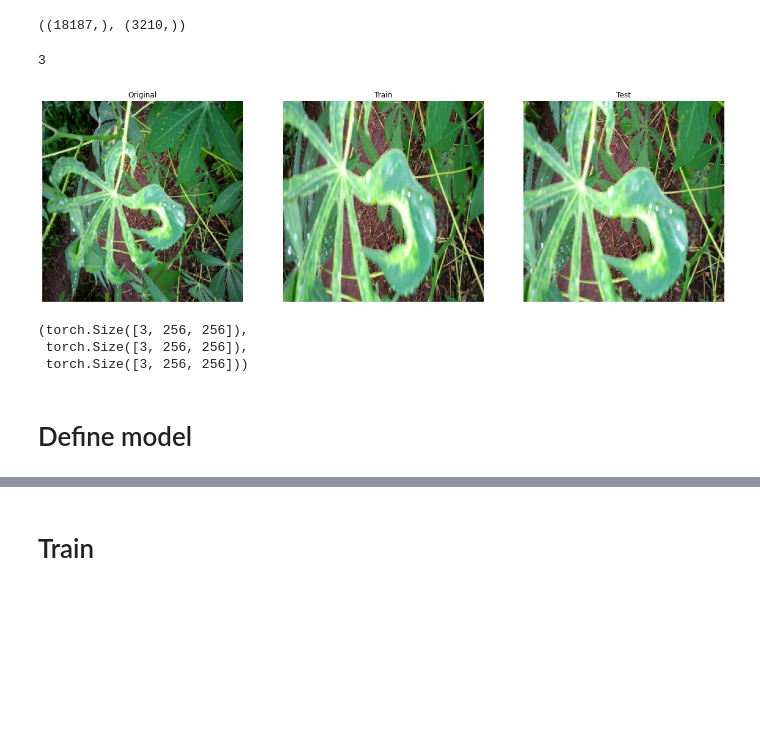
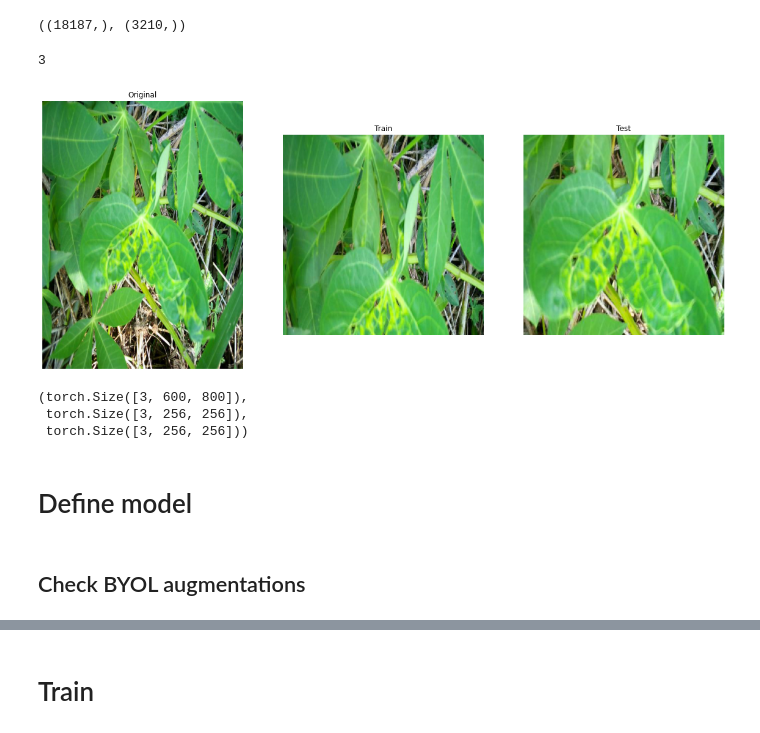
Before and after one commit to btseytlin/kaggle_cassava, a Jupyter notebook: notebooks/BYOL.ipynb, the cells around one changed output, grey strips where cells are left out. Saved outputs shown, nothing was run; the diff lists cells and outputs as text; code cells hidden in the pictures; blank space fills up the shorter version.

Commit message:
Fifx BYOL augs

```diff
--- a/notebooks/BYOL.ipynb
+++ b/notebooks/BYOL.ipynb
@@ -70,9 +70,6 @@ train_indices.shape, val_indices.shape
 unnorm = Unnormalize([0.485, 0.456, 0.406], [0.229, 0.224, 0.225])
 # %%
 raw_transforms = A.Compose([
-        A.ToFloat(max_value=1.0),
-        A.Resize(256, 256),
-        A.Normalize(mean=[0.485, 0.456, 0.406], std=[0.229, 0.224, 0.225]),
         ToTensorV2(),
 ])
 
@@ -118,28 +115,28 @@ test_aug_dataset = DatasetFromSubset(torch.utils.data.Subset(train_images_torch,
 # %%
 idx = np.random.choice(range(len(train_images_torch)))
 raw_image, label = raw_dataset[idx]
 aug_image, _ = augmented_dataset[idx]
 test_aug_image, _ = test_aug_dataset[idx]
 
 print(label)
 plt.figure(figsize=(20, 10))
 plt.subplot(1, 3, 1)
-plot_image(unnorm(raw_image))
+plot_image(raw_image/255)
 plt.title('Original')
 plt.subplot(1, 3, 2)
 plot_image(unnorm(aug_image))
 plt.title('Train')
 plt.subplot(1, 3, 3)
 plot_image(unnorm(test_aug_image))
 plt.title('Test')
 plt.show()
 # %% [output]
 3
-[figure, old version]
+[figure, new version]
 # %%
 raw_image.shape, aug_image.shape, test_aug_image.shape
 # %% [output]
-(torch.Size([3, 256, 256]),
+(torch.Size([3, 600, 800]),
  torch.Size([3, 256, 256]),
  torch.Size([3, 256, 256]))
 # %% [markdown]
@@ -332,0 +155,2 @@ class BYOL(pl.LightningModule):
+# %% [markdown]
+## Check BYOL augmentations
```
Also changed, not shown: parts of 33 cells of this notebook, 2 other files.
